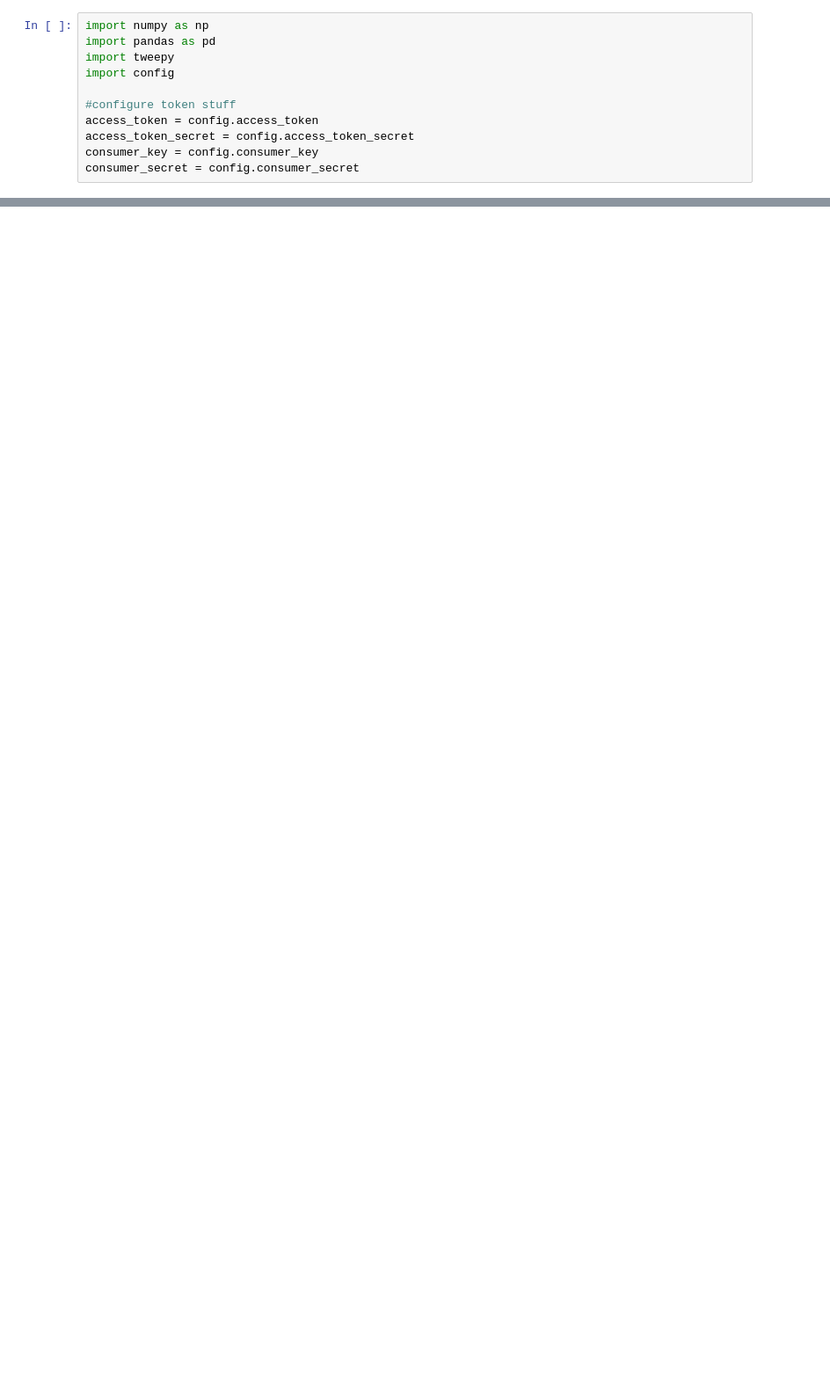
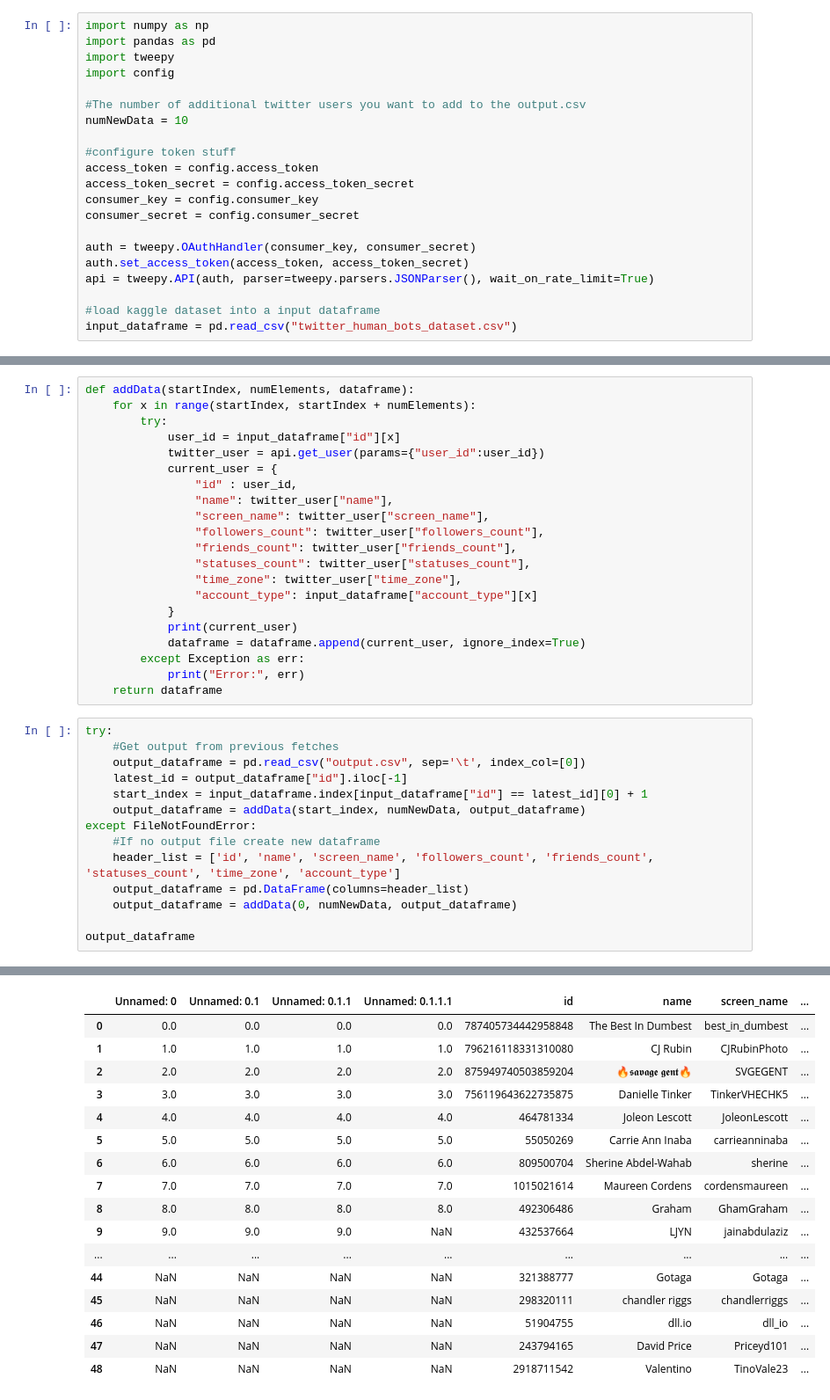
Before and after one commit to christiandaga/cs166group6proj, a Jupyter notebook: create_dataset.ipynb, the cells around one changed output, grey strips where cells are left out. Shown: that part at 88% size. Drawn from its saved outputs; the diff is of its cells as text; blank space fills up the shorter version.

Commit message:
Set up the data set creater so that it picks up where it last left off

```diff
--- a/create_dataset.ipynb
+++ b/create_dataset.ipynb
@@ -4,8 +4,18 @@ import pandas as pd
 import tweepy
 import config
 
+#The number of additional twitter users you want to add to the output.csv
+numNewData = 10
+
 #configure token stuff
 access_token = config.access_token
 access_token_secret = config.access_token_secret
 consumer_key = config.consumer_key
 consumer_secret = config.consumer_secret
+
+auth = tweepy.OAuthHandler(consumer_key, consumer_secret)
+auth.set_access_token(access_token, access_token_secret)
+api = tweepy.API(auth, parser=tweepy.parsers.JSONParser(), wait_on_rate_limit=True)
+
+#load kaggle dataset into a input dataframe
+input_dataframe = pd.read_csv("twitter_human_bots_dataset.csv")
@@ -104,0 +22,36 @@ twitter_dataframe.drop(dropRows)
+# %%
+def addData(startIndex, numElements, dataframe):
+    for x in range(startIndex, startIndex + numElements):
+        try:
+            user_id = input_dataframe["id"][x]
+            twitter_user = api.get_user(params={"user_id":user_id})
+            current_user = {
+                "id" : user_id,
+                "name": twitter_user["name"],
+                "screen_name": twitter_user["screen_name"],
+                "followers_count": twitter_user["followers_count"],
+                "friends_count": twitter_user["friends_count"],
+                "statuses_count": twitter_user["statuses_count"],
+                "time_zone": twitter_user["time_zone"],
+                "account_type": input_dataframe["account_type"][x]
+            }
+            print(current_user)
+            dataframe = dataframe.append(current_user, ignore_index=True)
+        except Exception as err:
+            print("Error:", err)
+    return dataframe
+# %%
+try:
+    #Get output from previous fetches
+    output_dataframe = pd.read_csv("output.csv", sep='\t', index_col=[0])
+    latest_id = output_dataframe["id"].iloc[-1]
+    start_index = input_dataframe.index[input_dataframe["id"] == latest_id][0] + 1
+    output_dataframe = addData(start_index, numNewData, output_dataframe)
+except FileNotFoundError:
+    #If no output file create new dataframe
+    header_list = ['id', 'name', 'screen_name', 'followers_count', 'friends_count', 'statuses_count', 'time_zone', 'account_type']
+    output_dataframe = pd.DataFrame(columns=header_list)
+    output_dataframe = addData(0, numNewData, output_dataframe)
+
+output_dataframe
+# %% [output]
@@ -105 +68,18 @@ twitter_dataframe.drop(dropRows)
+|  | Unnamed: 0 | Unnamed: 0.1 | Unnamed: 0.1.1 | Unnamed: 0.1.1.1 | id | name | screen_name | ... |
+| 0 | 0.0 | 0.0 | 0.0 | 0.0 | 787405734442958848 | The Best In Dumbest | best_in_dumbest | ... |
+| 1 | 1.0 | 1.0 | 1.0 | 1.0 | 796216118331310080 | CJ Rubin | CJRubinPhoto | ... |
+| 2 | 2.0 | 2.0 | 2.0 | 2.0 | 875949740503859204 | 🔥𝖘𝖆𝖛𝖆𝖌𝖊 𝖌𝖊𝖓𝖙🔥 | SVGEGENT | ... |
+| 3 | 3.0 | 3.0 | 3.0 | 3.0 | 756119643622735875 | Danielle Tinker | TinkerVHECHK5 | ... |
+| 4 | 4.0 | 4.0 | 4.0 | 4.0 | 464781334 | Joleon Lescott | JoleonLescott | ... |
+| 5 | 5.0 | 5.0 | 5.0 | 5.0 | 55050269 | Carrie Ann Inaba | carrieanninaba | ... |
+| 6 | 6.0 | 6.0 | 6.0 | 6.0 | 809500704 | Sherine Abdel-Wahab | sherine | ... |
+| 7 | 7.0 | 7.0 | 7.0 | 7.0 | 1015021614 | Maureen Cordens | cordensmaureen | ... |
+| 8 | 8.0 | 8.0 | 8.0 | 8.0 | 492306486 | Graham | GhamGraham | ... |
+| 9 | 9.0 | 9.0 | 9.0 | NaN | 432537664 | LJYN | jainabdulaziz | ... |
+| ... | ... | ... | ... | ... | ... | ... | ... | ... |
+| 44 | NaN | NaN | NaN | NaN | 321388777 | Gotaga | Gotaga | ... |
+| 45 | NaN | NaN | NaN | NaN | 298320111 | chandler riggs | chandlerriggs | ... |
+| 46 | NaN | NaN | NaN | NaN | 51904755 | dll.io | dll_io | ... |
+| 47 | NaN | NaN | NaN | NaN | 243794165 | David Price | Priceyd101 | ... |
+| 48 | NaN | NaN | NaN | NaN | 2918711542 | Valentino | TinoVale23 | ... |
 # %%
```
Also changed, not shown: parts of 9 cells of this notebook, 2 other files.
